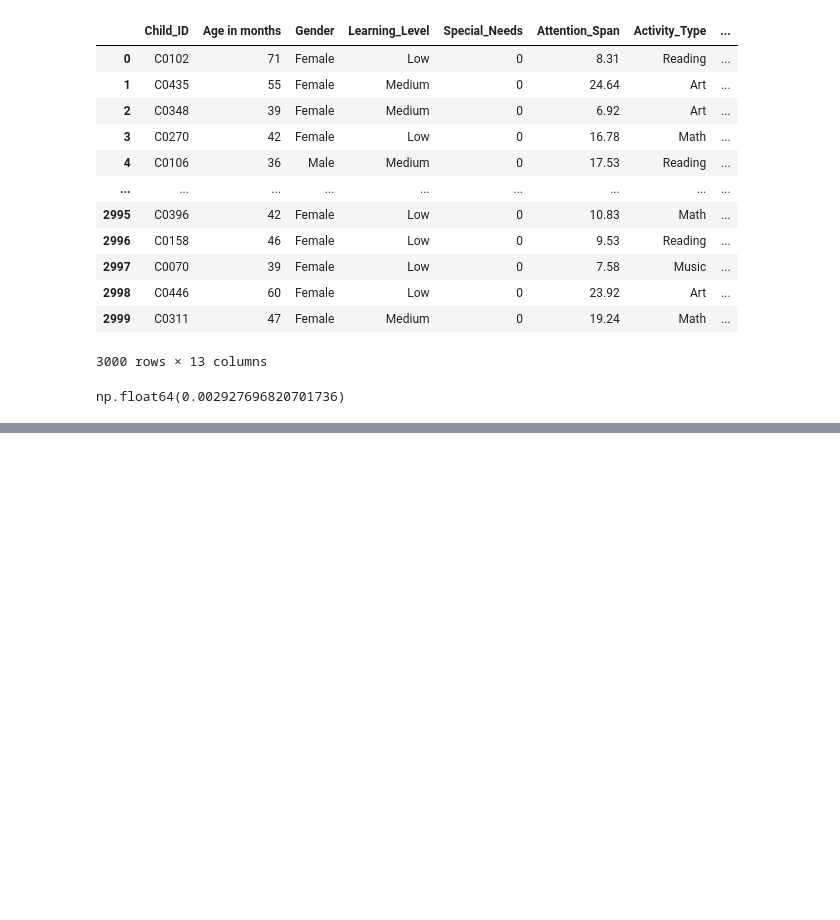
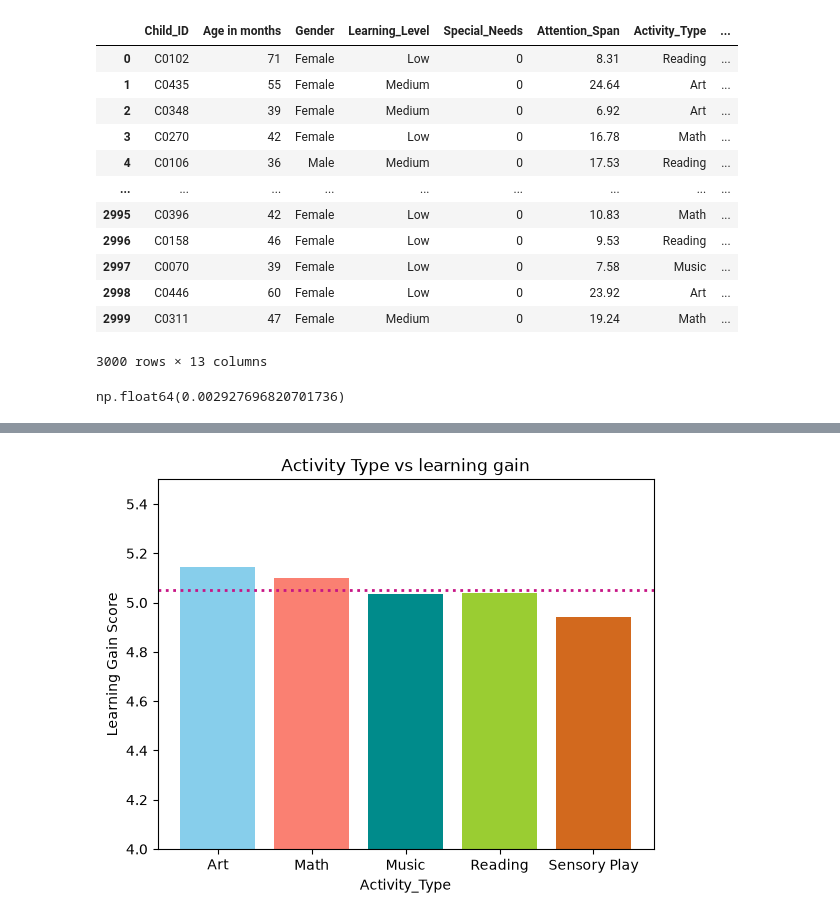
Before and after one commit to chloe-lo-wpp/dataset-asm-05, a Jupyter notebook: RepoClass5Asm.ipynb, the cells around one changed output, grey strips where cells are left out. Saved outputs shown, nothing was run; the diff lists cells and outputs as text; code cells hidden in the pictures; blank space fills up the shorter version.

```diff
--- a/RepoClass5Asm.ipynb
+++ b/RepoClass5Asm.ipynb
@@ -3,7 +3,7 @@ import pandas as pd
 import matplotlib.pyplot as plt
 %matplotlib inline
 # %%
-path = 'Data/preschool_dataset.csv'
+path = 'Asm5/Data/preschool_dataset.csv'
 preschool_df = pd.read_csv(path)
 # %%
 preschool_df.columns
@@ -50,0 +169,5 @@ plt.show()
+# %%
+#correlation of resource effiency and difficulty_level
+#convert Difficulty_Level to 1-3 scale, 1=low; 3=high
+mapping = {'Easy':1,'Medium':2,'Hard':3}
+preschool_df['Difficulty_Level'] = preschool_df['Difficulty_Level'].replace (mapping)
@@ -50,0 +214,7 @@ plt.show()
+# %%
+#learning lvl vs learning gain
+mapping_learning = {'Low':1,'Medium':2,'High':3}
+preschool_df['Learning_Level'] = preschool_df['Learning_Level'].replace (mapping_learning)
+learning_lvl_gain_corr=preschool_df.Learning_Gain.corr(preschool_df.Learning_Level)
+learning_lvl_gain_corr
+#not much correlation
@@ -50,0 +273,3 @@ plt.show()
+# %%
+learning_gain_avg = preschool_df.groupby("Activity_Type")["Learning_Gain"].mean()
+print(learning_gain_avg)
@@ -50,0 +286,12 @@ plt.show()
+# %%
+plt.bar(learning_gain_avg.index, learning_gain_avg.values, color=["skyblue", "salmon", "darkcyan","yellowgreen","chocolate"])
+
+plt.ylim([4,5.5])
+
+plt.xlabel('Activity_Type')
+plt.ylabel('Learning Gain Score')
+plt.title('Activity Type vs learning gain')
+plt.axhline(preschool_df.Learning_Gain.mean(), color="mediumvioletred", linestyle='dotted', linewidth=2)
+plt.show()
+# %% [output]
+[figure, added]
```
Also changed, not shown: parts of 29 cells of this notebook.
